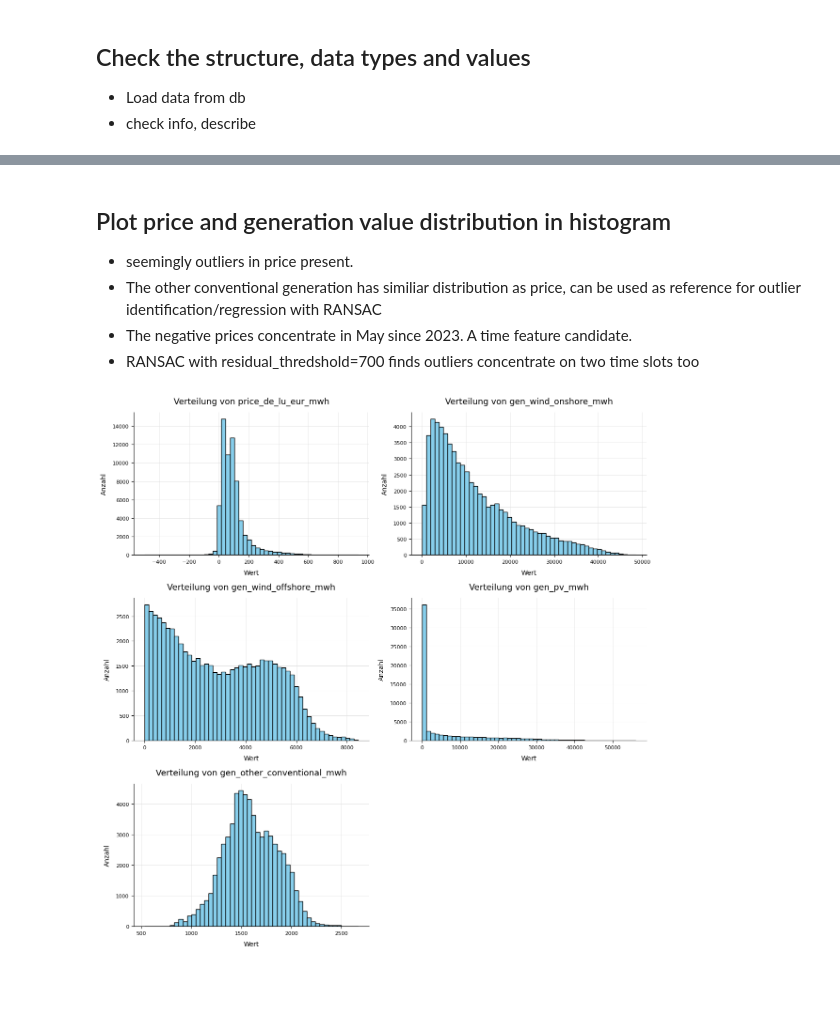
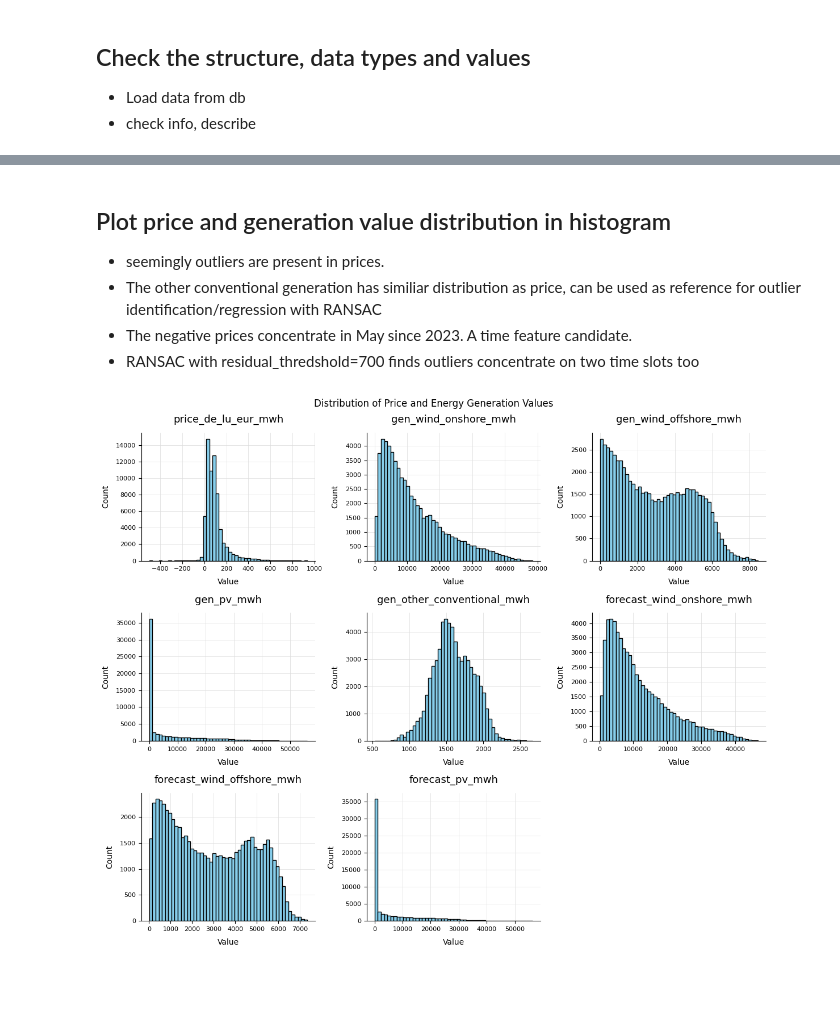
Before and after one commit to SW-oasen/electricity_price_forecast, a Jupyter notebook: notebook/01_eda_price.ipynb, the cells around one changed output, grey strips where cells are left out. Cells and saved outputs as stored; diff of their text form; code cells hidden in the pictures.

Commit message:
cleaned notebook 01-07. drafted presentation

```diff
--- a/notebook/01_eda_price.ipynb
+++ b/notebook/01_eda_price.ipynb
@@ -219,31 +216,37 @@ Name: value, dtype: float64
 # %% [markdown]
 ## Plot price and generation value distribution in histogram
 
-* seemingly outliers in price present.
+* seemingly outliers are present in prices.
 * The other conventional generation has similiar distribution as price, can be used as reference for outlier identification/regression with RANSAC
 * The negative prices concentrate in May since 2023. A time feature candidate.
 * RANSAC with residual_thredshold=700 finds outliers concentrate on two time slots too
 # %%
 # Plot histogram of the price and energy generation values
 from fetch_price_data import normalize_time_column
-#df_price_min = normalize_time_column(df_price, col="time_utc", freq="min")  # fÃ¼r Minuten
-df_hour = normalize_time_column(df_price_gen, col="time", freq="h")    # fÃ¼r Stunden
+#df_price_min = normalize_time_column(df_price, col="time_utc", freq="min")  # für Minuten
+#df_hour = normalize_time_column(df_price_gen, col="time", freq="h")    # für Stunden
 
-fig, axes = plt.subplots(3, 2, figsize=(12, 12))
+cols_price_gen = ['price_de_lu_eur_mwh',
+                  'gen_wind_onshore_mwh', 'gen_wind_offshore_mwh',
+                  'gen_pv_mwh', 'gen_other_conventional_mwh',
+                  'forecast_wind_onshore_mwh', 'forecast_wind_offshore_mwh', 'forecast_pv_mwh']
+
+fig, axes = plt.subplots(3, 3, figsize=(12, 10))
 axes = axes.flatten()
-for i, series_id in enumerate(df_hour['series_id'].unique()):
+for i, col in enumerate(cols_price_gen):
     ax = axes[i]
-    df_subset = df_hour[df_hour['series_id'] == series_id]
-    ax.hist(df_subset['value'], bins=50, color='skyblue', edgecolor='black')
-    ax.set_title(f'Verteilung von {series_id}')
-    ax.set_xlabel('Wert')
-    ax.set_ylabel('Anzahl')
+    df_subset = df_price_gen[col]
+    ax.hist(df_subset, bins=50, color='skyblue', edgecolor='black')
+    ax.set_title(f'{col}')
+    ax.set_xlabel('Value')
+    ax.set_ylabel('Count')
 
-axes[5].axis('off')  # Hide the unused subplot
+axes[8].axis('off')
+fig.suptitle('Distribution of Price and Energy Generation Values')  # Hide the unused subplot
 plt.tight_layout()
 plt.show()
 # %% [output]
-[figure, old version]
+[figure, new version]
 # %% [markdown]
 ##
 # %% [markdown]
```
Also changed, not shown: parts of 23 cells of this notebook, 10 other files.
